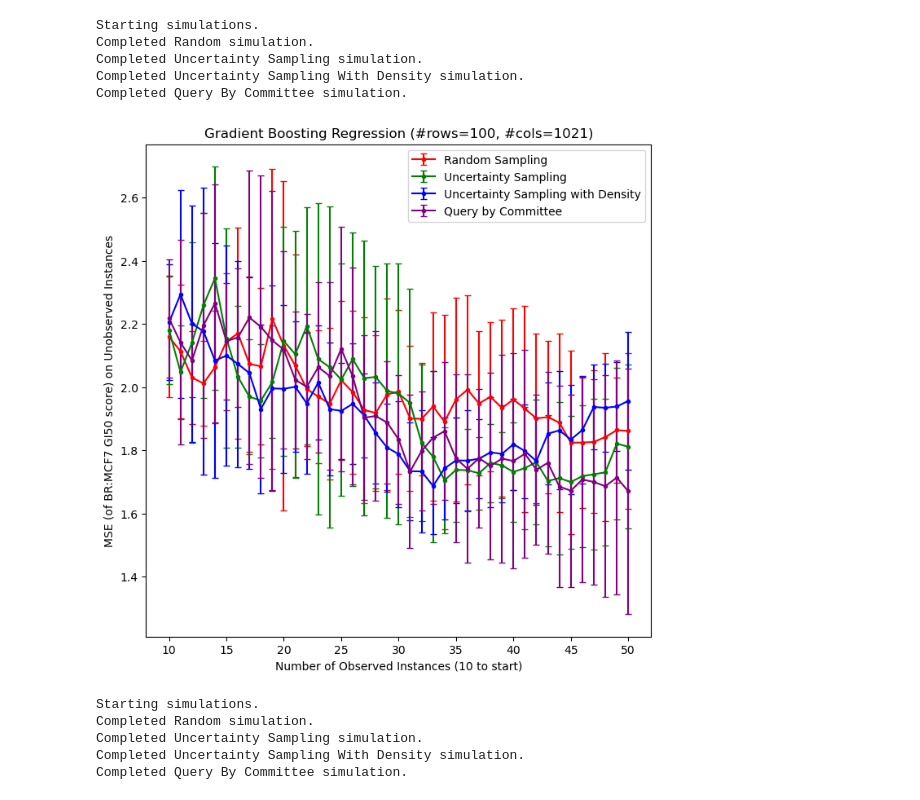
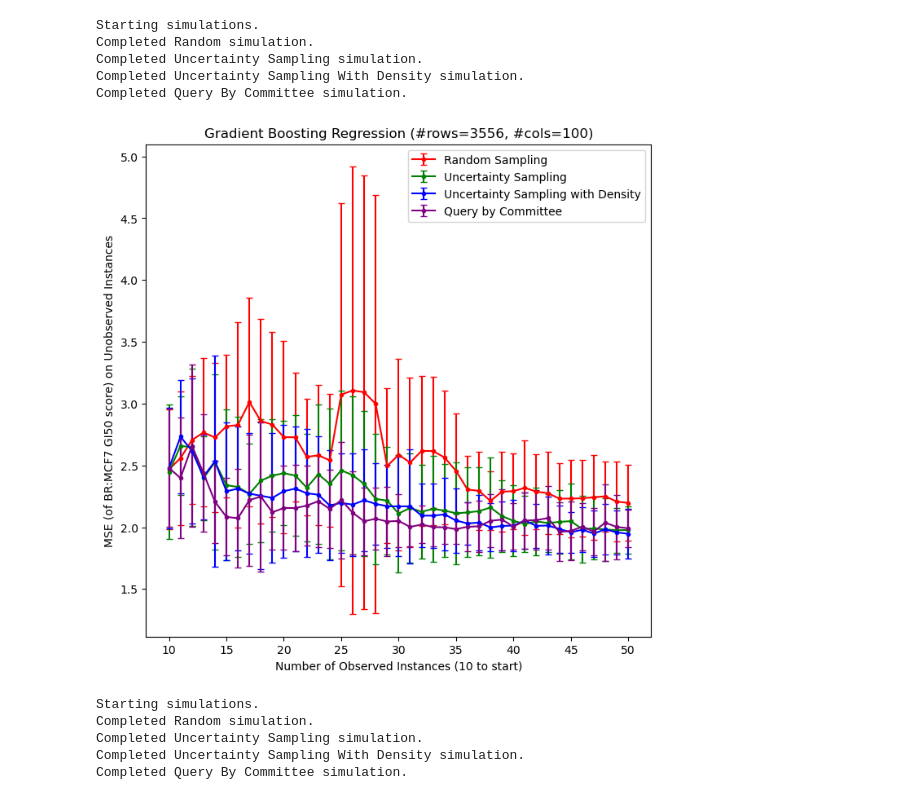
Before and after one commit to beneopp/GI50, a Jupyter notebook: code/active_learning/active_learning.ipynb, the cells around one changed output. Cells and saved outputs as stored; diff of their text form; code cells hidden in the pictures.

Commit message:
more models and feature selection methods

```diff
--- a/code/active_learning/active_learning.ipynb
+++ b/code/active_learning/active_learning.ipynb
@@ -74,8 +77,8 @@ y = data_df[output_column_name].to_numpy()
 
 # TEMPORARY THING TO REDUCE DATA SIZE FOR CODE FUNCTIONALITY TESTING
 #'''
-X = X[:100]
-y = y[:100]
+X = X
+y = y
 #'''
 
 
@@ -88,0 +101,16 @@ print(y.shape)
+# %%
+#Perform Pairwise Correlation Feature Selection
+import warnings
+from sklearn.exceptions import DataConversionWarning
+warnings.filterwarnings("ignore", category=DataConversionWarning)
+
+reducedX = X
+pairwise_features = sklearn.metrics.pairwise_distances(X.transpose(), metric='jaccard')
+while (reducedX.shape[1] > 100):
+    maxpair = np.unravel_index(pairwise_features.argmax(), pairwise_features.shape)
+    removedindex = np.random.choice(maxpair)
+    reducedX = np.delete(reducedX, removedindex, 1)
+    pairwise_features = np.delete(pairwise_features, removedindex, 0)
+    pairwise_features = np.delete(pairwise_features, removedindex, 1)
+
+print(reducedX.shape)
@@ -97,5 +129,5 @@ BASE_LEARNER_CLASS_SVR = sklearn.svm.SVR
 # %%
-pairwise_distances = sklearn.metrics.pairwise_distances(X, metric='euclidean')
+pairwise_distances = sklearn.metrics.pairwise_distances(X, metric='jaccard')
 # %%
 '''
 Run linear regression simulation 10 times for each simulation type, and store the results.
@@ -220,22 +249,22 @@ class ActiveLearningSimulationHelperGBR(ActiveLearningSimulation):
 print("Starting simulations.")
 
 random_query_selector = RandomQuerySelector()
-random_simulation = ActiveLearningSimulationHelperGBR(X, y, random_query_selector)
+random_simulation = ActiveLearningSimulationHelperGBR(reducedX, y, random_query_selector)
 random_output_dictsGBR = random_simulation.run_with_random_seeds(AL_RANDOM_SEEDS)
 print("Completed Random simulation.")
 
 uncertainty_query_selector = UncertaintySamplingQuerySelector()
-uncertainty_simulation = ActiveLearningSimulationHelperGBR(X, y, uncertainty_query_selector)
+uncertainty_simulation = ActiveLearningSimulationHelperGBR(reducedX, y, uncertainty_query_selector)
 uncertainty_output_dictsGBR = uncertainty_simulation.run_with_random_seeds(AL_RANDOM_SEEDS)
 print("Completed Uncertainty Sampling simulation.")
 
-uncertainty_with_density_query_selector = UncertaintySamplingWithDensityQuerySelector()
-uncertainty_with_density_simulation = ActiveLearningSimulationHelperGBR(X, y, uncertainty_with_density_query_selector)
+uncertainty_with_density_query_selector = UncertaintySamplingWithDensityQuerySelector(pairwise_distances)
+uncertainty_with_density_simulation = ActiveLearningSimulationHelperGBR(reducedX, y, uncertainty_with_density_query_selector)
 uncertainty_with_density_output_dictsGBR = uncertainty_with_density_simulation.run_with_random_seeds(AL_RANDOM_SEEDS)
 print("Completed Uncertainty Sampling With Density simulation.")
 
 QBC_query_selector = QueryByCommitteeQuerySelector(BASE_LEARNER_CLASS_GBR, bootstrap_sample_size_multiplier=1, bootstrap_model_count=10)
-QBC_simulation = ActiveLearningSimulationHelperGBR(X, y, QBC_query_selector)
+QBC_simulation = ActiveLearningSimulationHelperGBR(reducedX, y, QBC_query_selector)
 QBC_output_dictsGBR = QBC_simulation.run_with_random_seeds(AL_RANDOM_SEEDS)
 print("Completed Query By Committee simulation.")
 # %% [output]
@@ -272,33 +301,33 @@ QBC_info_dictGBR = {
 # %%
 plt.figure(figsize=(8, 8), dpi=100)
 for info_dict in [random_info_dictGBR, uncertainty_info_dictGBR, uncertainty_with_density_info_dictGBR, QBC_info_dictGBR]:
     output_dicts = info_dict["output_dicts"]
     all_unobserved_accs = np.array([d["unobserved_MSEs"] for d in output_dicts])
     mean_unobserved_accs = np.mean(all_unobserved_accs, axis=0)
     std_unobserved_accs = np.std(all_unobserved_accs, axis=0)
 
     n_rounds = mean_unobserved_accs.shape[0]
 
     round_numbers = np.array(range(n_rounds)) + N_START_OBSERVATIONS
 
     plt.errorbar(
         round_numbers,
         mean_unobserved_accs,
         yerr=std_unobserved_accs,
         c=info_dict["color"],
         capsize=3,
         linestyle="-",
         marker=".",
         label=info_dict["simulation_type"]
     )
 # plt.ylim((0.01, 0.05))
 plt.legend(loc="upper right")
 plt.xlabel("Number of Observed Instances ({} to start)".format(N_START_OBSERVATIONS))
 plt.ylabel("MSE (of {} GI50 score) on Unobserved Instances".format(output_column_name))
-plt.title("Gradient Boosting Regression (#rows={}, #cols={})".format(X.shape[0], X.shape[1]))
+plt.title("Gradient Boosting Regression (#rows={}, #cols={})".format(reducedX.shape[0], reducedX.shape[1]))
 plt.show()
 # %% [output]
-[figure, old version]
+[figure, new version]
 # %%
 '''
 Run support vector regression simulation 10 times for each simulation type, and store the results.
```
Also changed, not shown: parts of 14 cells of this notebook, 1 other file.
